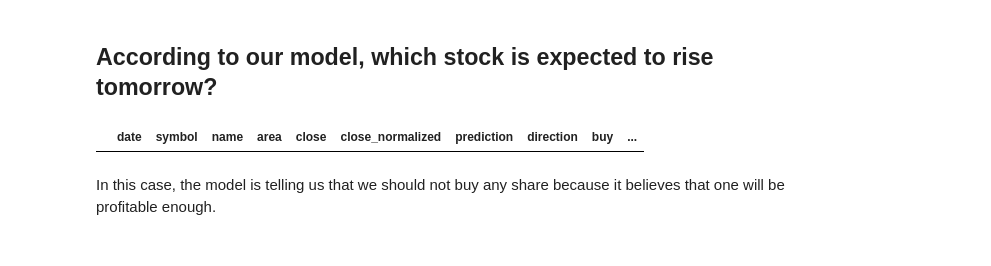
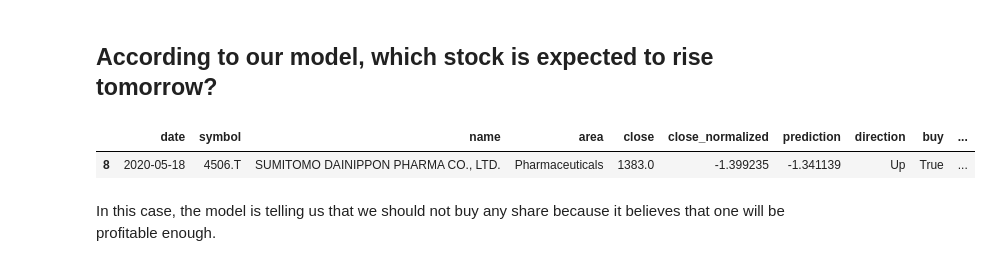
Before and after one commit to cerebraljam/rnn_lstm_nikkei225_predictions, a Jupyter notebook: tse_lstm_predictions.ipynb, the cells around one changed output. Drawn from its saved outputs; the diff is of its cells as text; code cells hidden in the pictures.

Commit message:
update of the decision method

```diff
--- a/tse_lstm_predictions.ipynb
+++ b/tse_lstm_predictions.ipynb
@@ -482,4 +453,30 @@ This is what the following cell is doing.
 * For the one that does not qualify, we just forget about them. They can both be missed opportunities, or cases where value would really had declined.
 * We then confirm if we did a good call to `buy` shares.
 * At the last step, the code will display which symbol he thinks should be purchased, how many times the model was right (a)/wrong (b), and how much capital we would have if we had followed all the predictions, just for fun.
+# %%
+def strategy_predict_higher(predicted, previous_prediction):
+    decision = False
+    difference = predicted - previous_prediction
+
+    if difference =< 0:
+        guess = 'Down'.format(predicted)
+    else:
+        guess = 'Up'.format(predicted)
+
+        if difference > predicted:
+            decision = True
+
+    return decision, guess
+
+def strategy_random(predicted, previous_prediction):
+    difference = predicted - previous_prediction
+
+    if difference < 0:
+        guess = 'Down'.format(predicted)
+    else:
+        guess = 'Up'.format(predicted)
+
+    decision = random.randint(0,1)
+
+    return decision, guess
 # %%
@@ -624,6 +605,8 @@ def best_options(nikkei225, df_relev_nikkei225, areas, model, window_size, featu
 
     return mean_beta(aa,bb), df_future
 # %%
-mbeta, df_future = best_options(nikkei225, df_relev_nikkei225, areas, model, window_size, features, objective, True)
-print('mean_beta: ', mbeta)
+strategy = 'higher'
+
+mbeta, df_future = best_options(nikkei225, df_relev_nikkei225, areas, model, window_size, features, objective, strategy, True)
+print('\nmean_beta: {:0.4f}'.format(mbeta))
 # %% [output]
@@ -649,11 +629,12 @@ That last mean_beta value is an important indicator. It means that the model and
 # %% [markdown]
 ## According to our model, which stock is expected to rise tomorrow?
 # %%
-budget_limit = 2000 # maximum price willing to pay per share
+budget_limit = 3000 # maximum price willing to pay per share
 
 df_future[(df_future['buy'] == True) & (df_future['close'] < budget_limit)].sort_values(['mean_beta'], ascending=False)
 # %% [output]
 |  | date | symbol | name | area | close | close_normalized | prediction | direction | buy | ... |
+| 8 | 2020-05-18 | 4506.T | SUMITOMO DAINIPPON PHARMA CO., LTD. | Pharmaceuticals | 1383.0 | -1.399235 | -1.341139 | Up | True | ... |
 # %% [markdown]
 In this case, the model is telling us that we should not buy any share because it believes that one will be profitable enough.
 # %%
```
Also changed, not shown: parts of 33 cells of this notebook, 5 other files.
